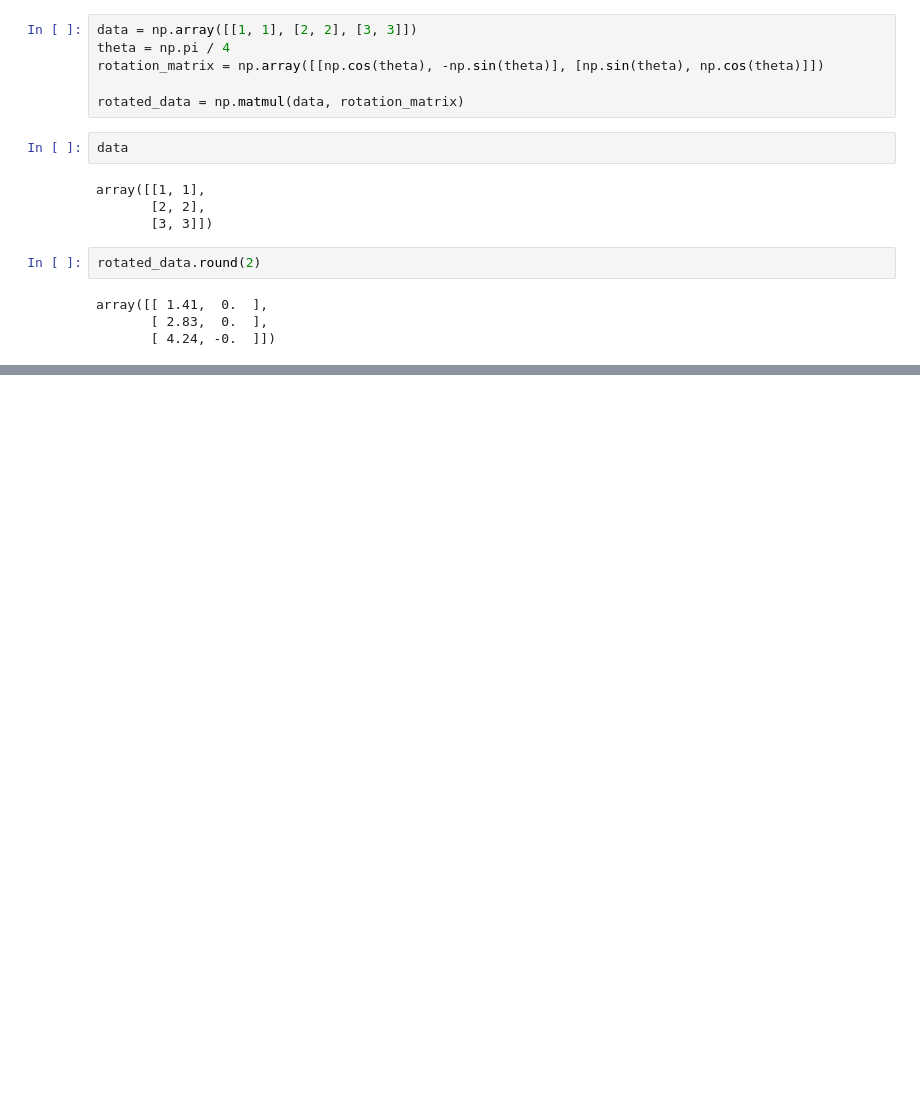
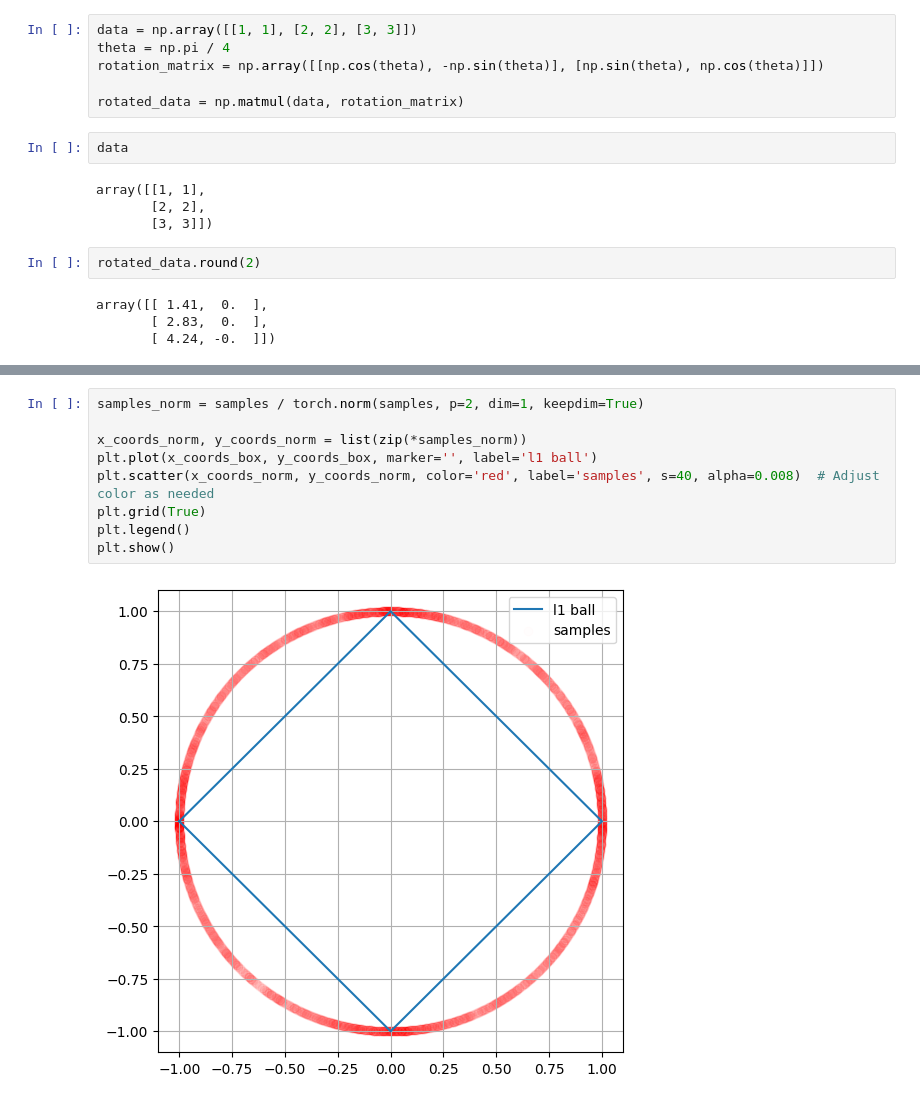
Before and after one commit to f-krause/uio-ADL-project-3, a Jupyter notebook: experiments.ipynb, the cells around one changed output, grey strips where cells are left out. Drawn from its saved outputs; the diff is of its cells as text; blank space fills up the shorter version.

```diff
--- a/experiments.ipynb
+++ b/experiments.ipynb
@@ -119,0 +187,11 @@ array([[ 1.41,  0.  ],
+# %%
+samples_norm = samples / torch.norm(samples, p=2, dim=1, keepdim=True)
+
+x_coords_norm, y_coords_norm = list(zip(*samples_norm))
+plt.plot(x_coords_box, y_coords_box, marker='', label='l1 ball')
+plt.scatter(x_coords_norm, y_coords_norm, color='red', label='samples', s=40, alpha=0.008)  # Adjust color as needed
+plt.grid(True)
+plt.legend()
+plt.show()
+# %% [output]
+[figure, added]
```
Also changed, not shown: parts of 5 cells of this notebook.
